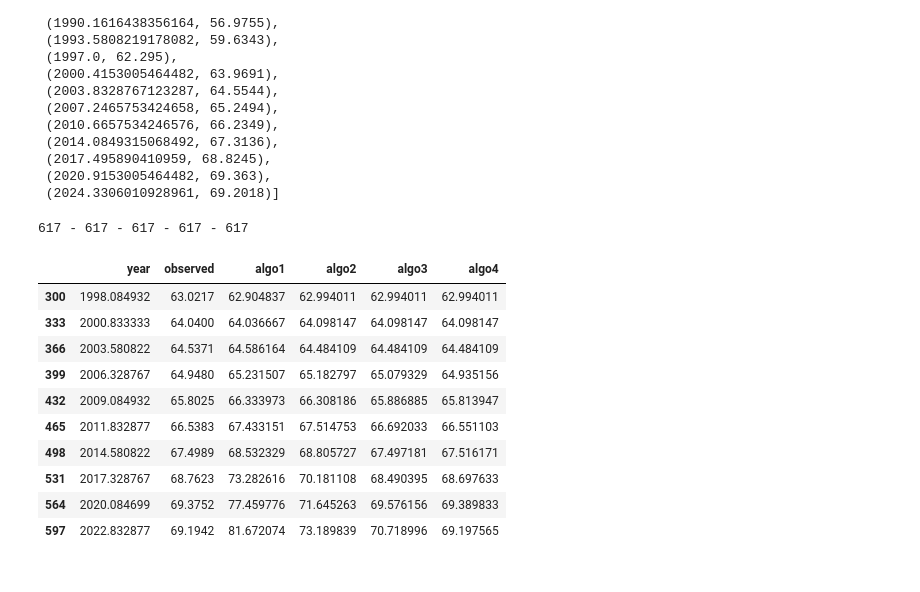
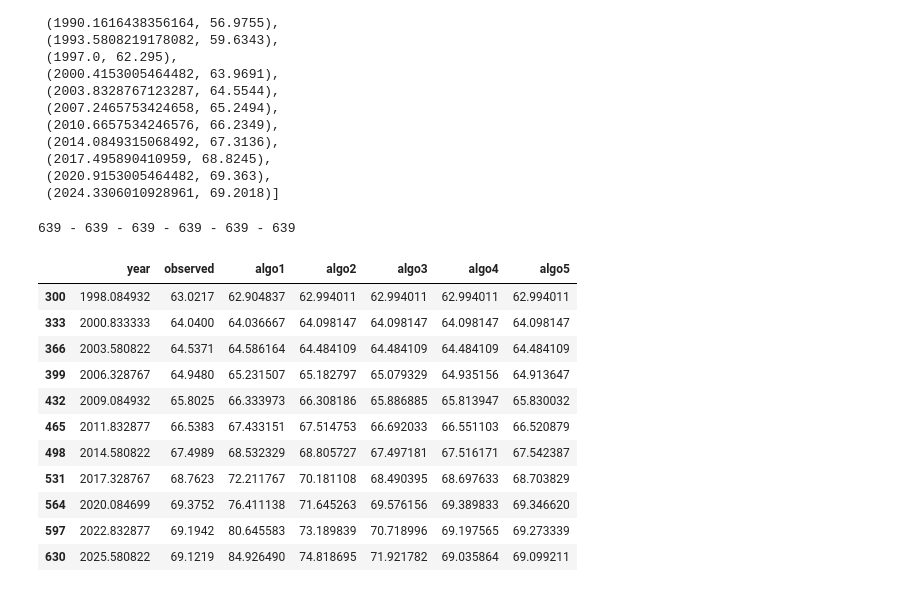
Before and after one commit to 0xf3cd/celestial-calendar, a Jupyter notebook: statistics/delta_t.ipynb, the cells around one changed output. Saved outputs shown, nothing was run; the diff lists cells and outputs as text; code cells hidden in the pictures.

```diff
--- a/statistics/delta_t.ipynb
+++ b/statistics/delta_t.ipynb
@@ -47,7 +50,9 @@ parsed[::41]
  (2024.3306010928961, 69.2018)]
 # %%
 import numpy as np
-from common import delta_t_algo1, delta_t_algo2, delta_t_algo3, delta_t_algo4
+from common import (
+  delta_t_algo1, delta_t_algo2, delta_t_algo3, delta_t_algo4, delta_t_algo5,
+)
 
 years    = np.array([y for y, _ in parsed])
 observed = np.array([v for _, v in parsed])
@@ -56,37 +61,41 @@ vf_algo1 = np.vectorize(delta_t_algo1)
 vf_algo2 = np.vectorize(delta_t_algo2)
 vf_algo3 = np.vectorize(delta_t_algo3)
 vf_algo4 = np.vectorize(delta_t_algo4)
+vf_algo5 = np.vectorize(delta_t_algo5)
 
 algo1_pred = vf_algo1(years)
 algo2_pred = vf_algo2(years)
 algo3_pred = vf_algo3(years)
 algo4_pred = vf_algo4(years)
+algo5_pred = vf_algo5(years)
 
-print(f'{len(parsed)} - {len(algo1_pred)} - {len(algo2_pred)} - {len(algo3_pred)} - {len(algo4_pred)}')
+print(f'{len(parsed)} - {len(algo1_pred)} - {len(algo2_pred)} - {len(algo3_pred)} - {len(algo4_pred)} - {len(algo5_pred)}')
 # %% [output]
-617 - 617 - 617 - 617 - 617
+639 - 639 - 639 - 639 - 639 - 639
 # %%
 import pandas as pd
 
 df = pd.DataFrame({
   'year':     years,
   'observed': observed,
   'algo1':    algo1_pred,
   'algo2':    algo2_pred,
   'algo3':    algo3_pred,
   'algo4':    algo4_pred,
+  'algo5':    algo5_pred,
 })
 
 df.iloc[300::33, :]
 # %% [output]
-|  | year | observed | algo1 | algo2 | algo3 | algo4 |
-| 300 | 1998.084932 | 63.0217 | 62.904837 | 62.994011 | 62.994011 | 62.994011 |
-| 333 | 2000.833333 | 64.0400 | 64.036667 | 64.098147 | 64.098147 | 64.098147 |
-| 366 | 2003.580822 | 64.5371 | 64.586164 | 64.484109 | 64.484109 | 64.484109 |
-| 399 | 2006.328767 | 64.9480 | 65.231507 | 65.182797 | 65.079329 | 64.935156 |
-| 432 | 2009.084932 | 65.8025 | 66.333973 | 66.308186 | 65.886885 | 65.813947 |
-| 465 | 2011.832877 | 66.5383 | 67.433151 | 67.514753 | 66.692033 | 66.551103 |
-| 498 | 2014.580822 | 67.4989 | 68.532329 | 68.805727 | 67.497181 | 67.516171 |
-| 531 | 2017.328767 | 68.7623 | 73.282616 | 70.181108 | 68.490395 | 68.697633 |
-| 564 | 2020.084699 | 69.3752 | 77.459776 | 71.645263 | 69.576156 | 69.389833 |
-| 597 | 2022.832877 | 69.1942 | 81.672074 | 73.189839 | 70.718996 | 69.197565 |
+|  | year | observed | algo1 | algo2 | algo3 | algo4 | algo5 |
+| 300 | 1998.084932 | 63.0217 | 62.904837 | 62.994011 | 62.994011 | 62.994011 | 62.994011 |
+| 333 | 2000.833333 | 64.0400 | 64.036667 | 64.098147 | 64.098147 | 64.098147 | 64.098147 |
+| 366 | 2003.580822 | 64.5371 | 64.586164 | 64.484109 | 64.484109 | 64.484109 | 64.484109 |
+| 399 | 2006.328767 | 64.9480 | 65.231507 | 65.182797 | 65.079329 | 64.935156 | 64.913647 |
+| 432 | 2009.084932 | 65.8025 | 66.333973 | 66.308186 | 65.886885 | 65.813947 | 65.830032 |
+| 465 | 2011.832877 | 66.5383 | 67.433151 | 67.514753 | 66.692033 | 66.551103 | 66.520879 |
+| 498 | 2014.580822 | 67.4989 | 68.532329 | 68.805727 | 67.497181 | 67.516171 | 67.542387 |
+| 531 | 2017.328767 | 68.7623 | 72.211767 | 70.181108 | 68.490395 | 68.697633 | 68.703829 |
+| 564 | 2020.084699 | 69.3752 | 76.411138 | 71.645263 | 69.576156 | 69.389833 | 69.346620 |
+| 597 | 2022.832877 | 69.1942 | 80.645583 | 73.189839 | 70.718996 | 69.197565 | 69.273339 |
+| 630 | 2025.580822 | 69.1219 | 84.926490 | 74.818695 | 71.921782 | 69.035864 | 69.099211 |
```
Also changed, not shown: parts of 7 cells of this notebook, 2 other files.
